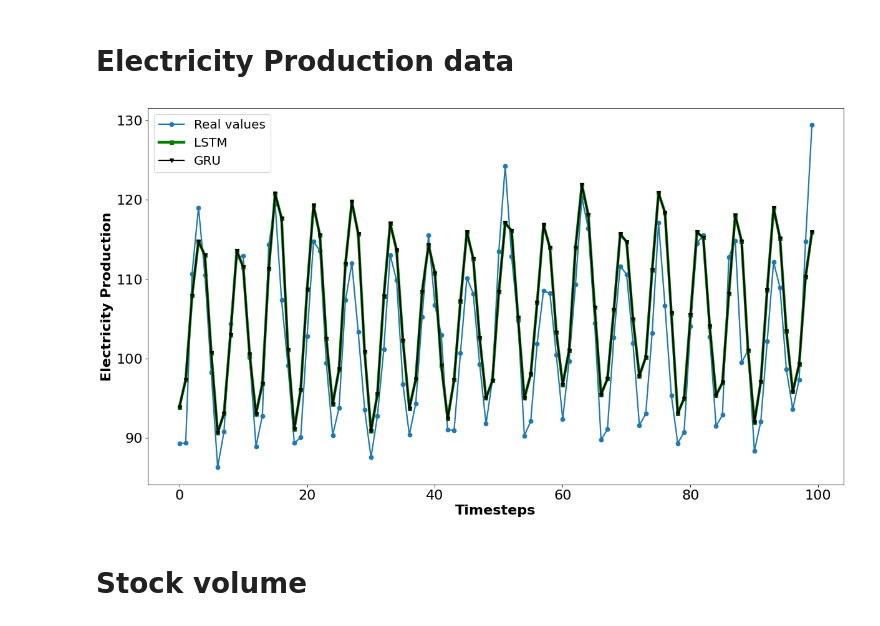
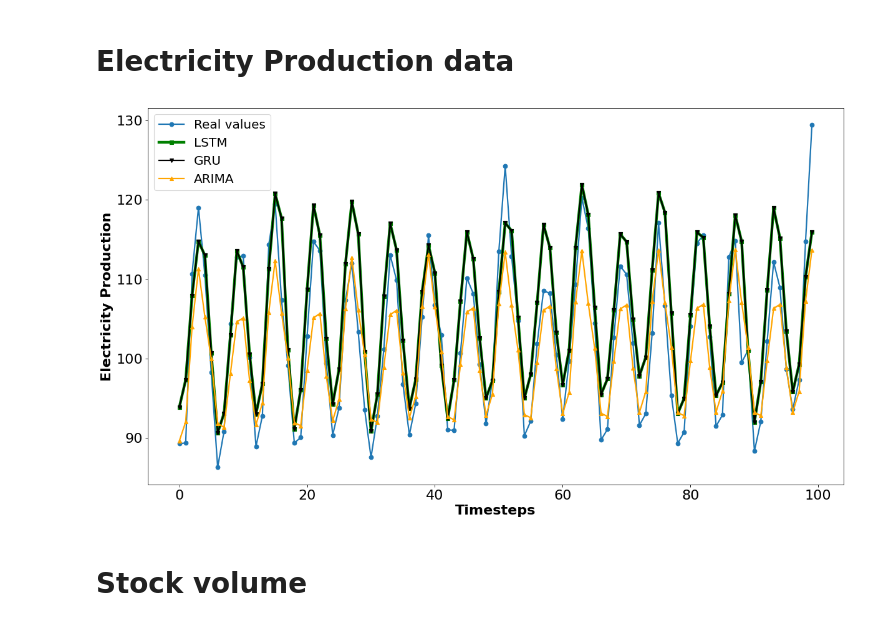
Before and after one commit to duchuyle108/DM-Project-Group5, a Jupyter notebook: Compare-result.ipynb, the cells around one changed output. Cells and saved outputs as stored; diff of their text form; code cells hidden in the pictures.

```diff
--- a/Compare-result.ipynb
+++ b/Compare-result.ipynb
@@ -8,22 +8,22 @@ import matplotlib.pyplot as plt
 elec_real = np.loadtxt("output/Elec_real.csv")
 elec_lstm = np.loadtxt("output/Elec_lstm.csv")
 elec_gru = np.loadtxt("output/Elec_gru.csv")
-# elec_arima = np.loadtxt("output/Elec_arima.csv")
+elec_arima = np.loadtxt("output/Elec_arima.csv")
 # %%
 plt.figure(figsize=(18, 10), dpi=80)
 plt.plot(elec_real, label = "Real values", marker='o', linewidth=2)
 plt.plot(elec_lstm, label = "LSTM", marker='s', color = 'g', linewidth=4)
 plt.plot(elec_lstm, label = "GRU", marker='v', color = 'black', linewidth=2)
-# plt.plot(elec_arima, label = "ARIMA", marker='^', color = 'orange', linewidth=2)
+plt.plot(elec_arima, label = "ARIMA", marker='^', color = 'orange', linewidth=2)
 plt.xlabel('Timesteps', fontweight='bold', fontsize=20)
 plt.ylabel('Electricity Production', fontweight='bold', fontsize = 20)
 plt.xticks(fontsize=20)
 plt.yticks(fontsize=20)
 plt.legend(fontsize=18)
-# plt.savefig("compare_elec.png")
+plt.savefig("images/compare_elec.png")
 plt.show()
 # %% [output]
-[figure, old version]
+[figure, new version]
 # %% [markdown]
 # Stock volume
 # %%
```
Also changed, not shown: parts of 4 cells of this notebook, 6 other files.
